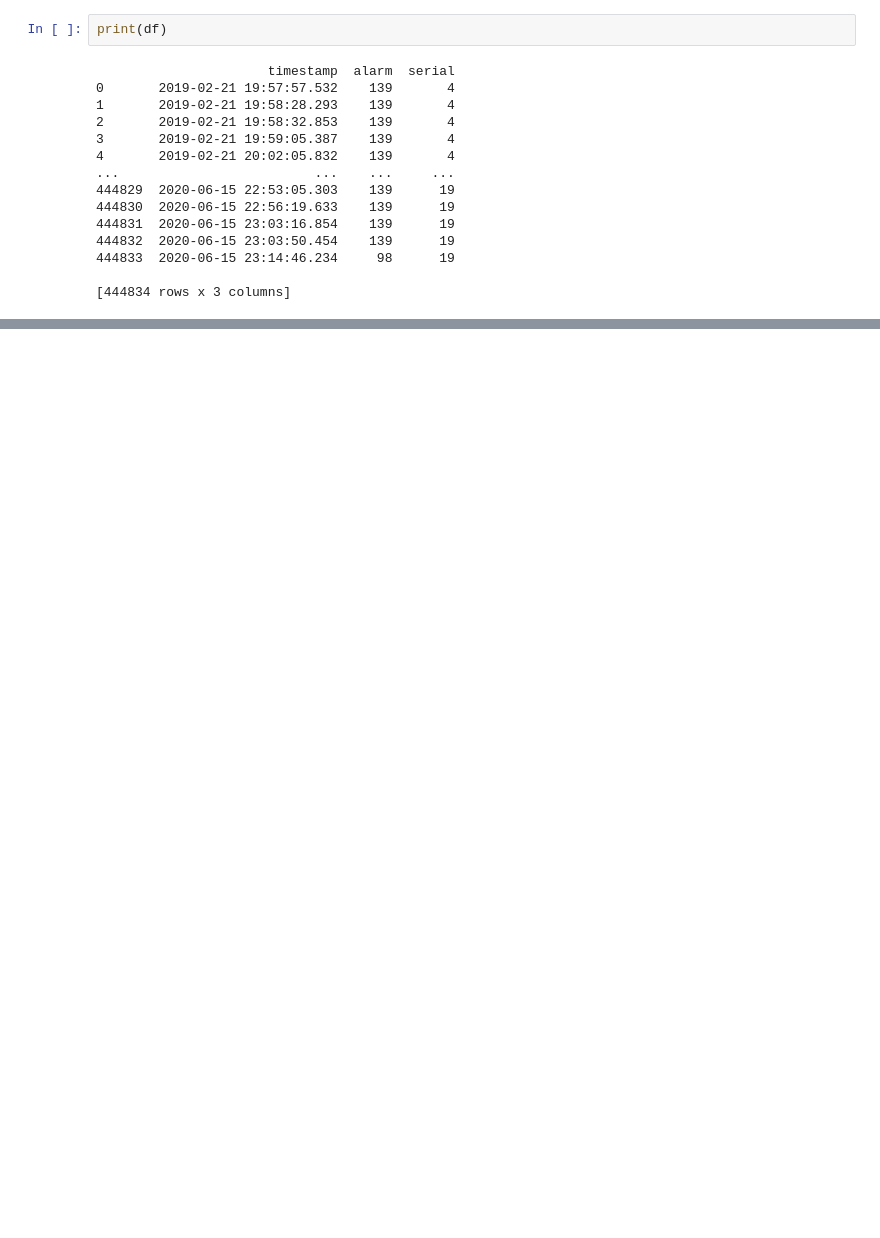
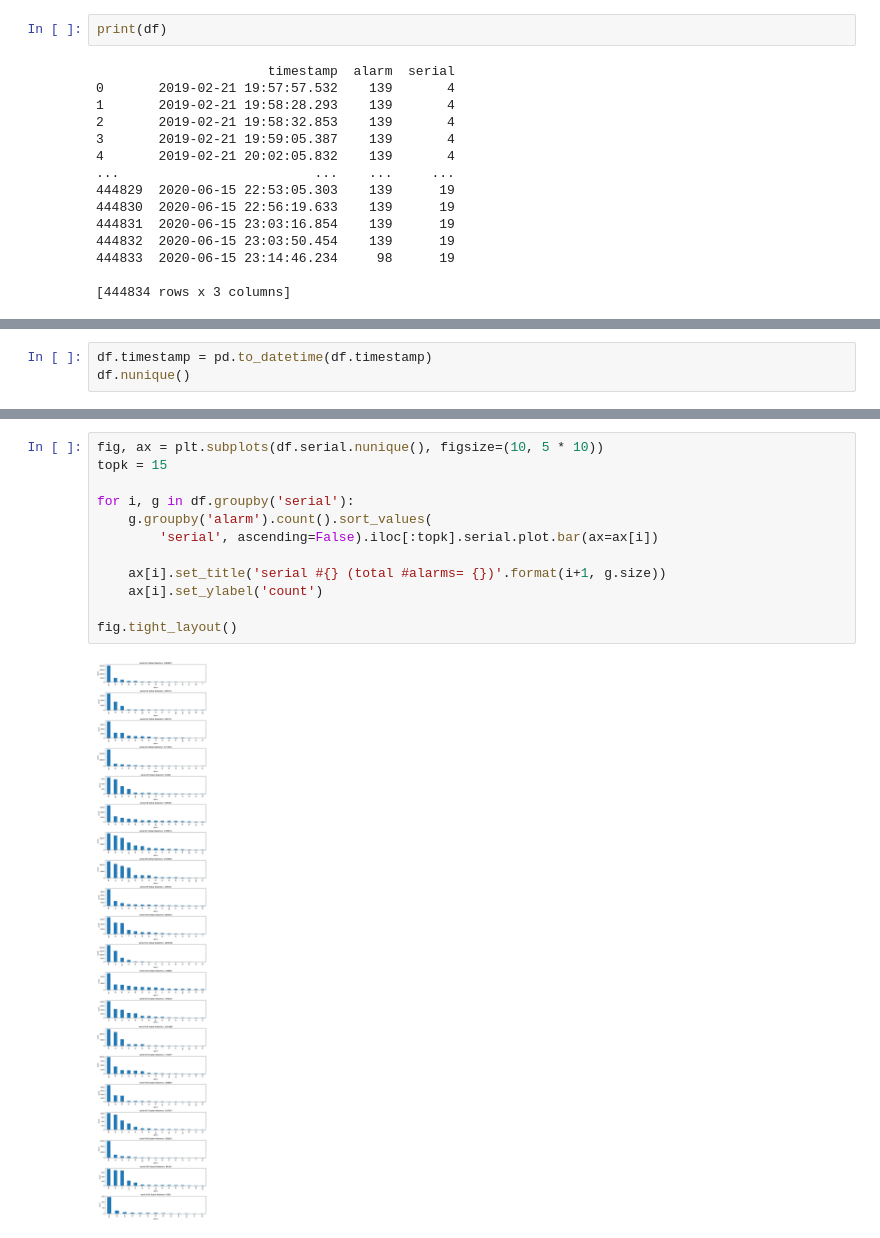
Before and after one commit to DGuilherme/PMTese, a Jupyter notebook: Datasets.ipynb, the cells around one changed output, grey strips where cells are left out. Saved outputs shown, nothing was run; the diff lists cells and outputs as text; blank space fills up the shorter version.

```diff
--- a/Datasets.ipynb
+++ b/Datasets.ipynb
@@ -93,0 +65,3 @@ print(classification_report(y_test, y_pred))
+# %%
+df.timestamp = pd.to_datetime(df.timestamp)
+df.nunique()
@@ -93,0 +94,14 @@ print(classification_report(y_test, y_pred))
+# %%
+fig, ax = plt.subplots(df.serial.nunique(), figsize=(10, 5 * 10))
+topk = 15
+
+for i, g in df.groupby('serial'):
+    g.groupby('alarm').count().sort_values(
+        'serial', ascending=False).iloc[:topk].serial.plot.bar(ax=ax[i])
+
+    ax[i].set_title('serial #{} (total #alarms= {})'.format(i+1, g.size))
+    ax[i].set_ylabel('count')
+
+fig.tight_layout()
+# %% [output]
+[figure, added]
```
Also changed, not shown: parts of 15 cells of this notebook.
